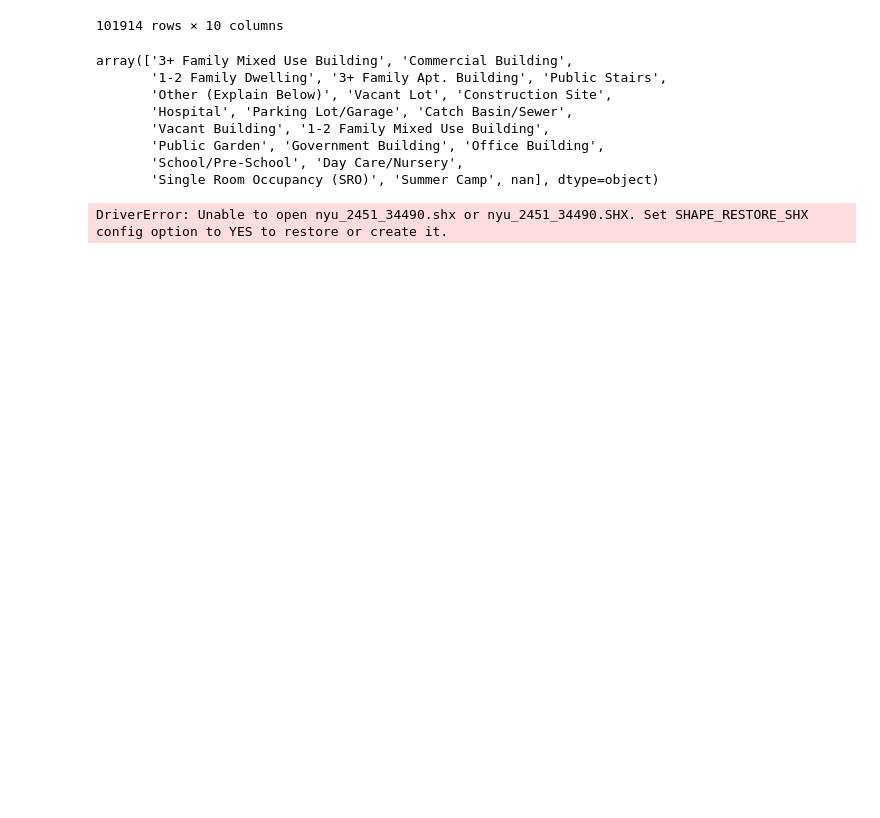
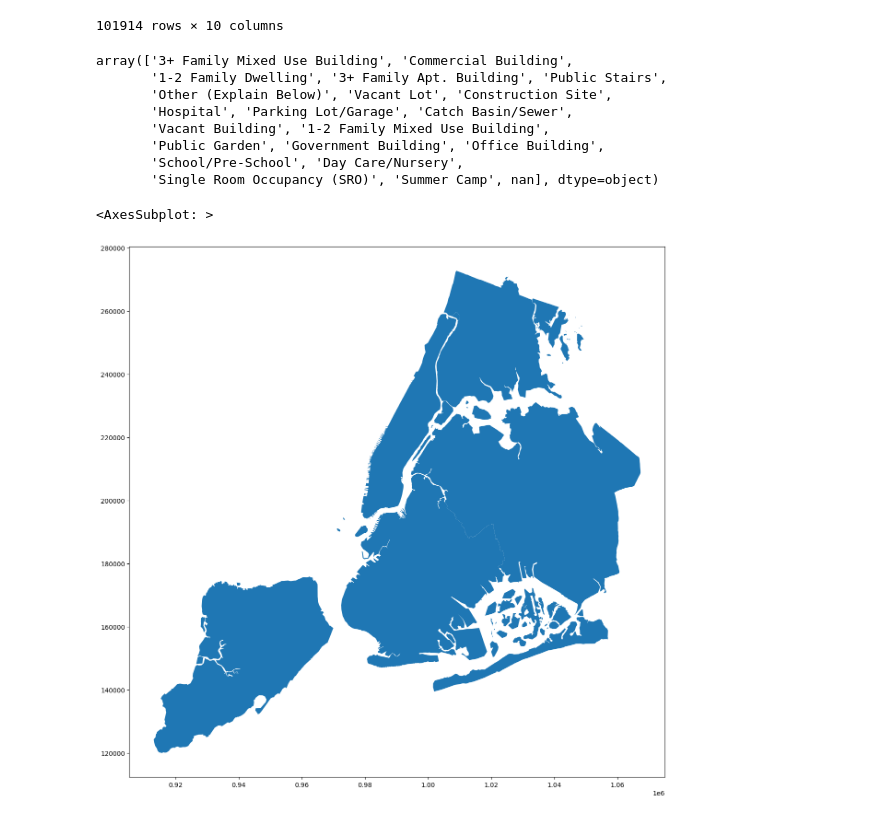
Before and after one commit to llvb418/Rats-Run-The-City, a Jupyter notebook: the rats do run this city.ipynb, the cells around one changed output. Drawn from its saved outputs; the diff is of its cells as text; code cells hidden in the pictures; blank space fills up the shorter version.

```diff
--- a/the rats do run this city.ipynb
+++ b/the rats do run this city.ipynb
@@ -37,12 +37,13 @@ array(['3+ Family Mixed Use Building', 'Commercial Building',
 # %%
 # crs = {"init": "epsg:4326"}
 # geometry = [Point(xy) for xy in zip(df["Longitude"], df["Latitude"])]
 
 # geo_df = gpd.GeoDataFrame(df, crs = crs, geometry = geometry)
 
-street_map = gpd.read_file("nyu_2451_34490.shp")
+street_map = gpd.read_file("nyu_2451_34490")
 
-# fig,ax = plt.subplots(figsize = (15,15))
-# street_map.plot(ax = ax)
+fig,ax = plt.subplots(figsize = (15,15))
+street_map.plot(ax = ax)
 # %% [output]
-DriverError: Unable to open nyu_2451_34490.shx or nyu_2451_34490.SHX. Set SHAPE_RESTORE_SHX config option to YES to restore or create it.
+<AxesSubplot: >
+[figure, added]
```
